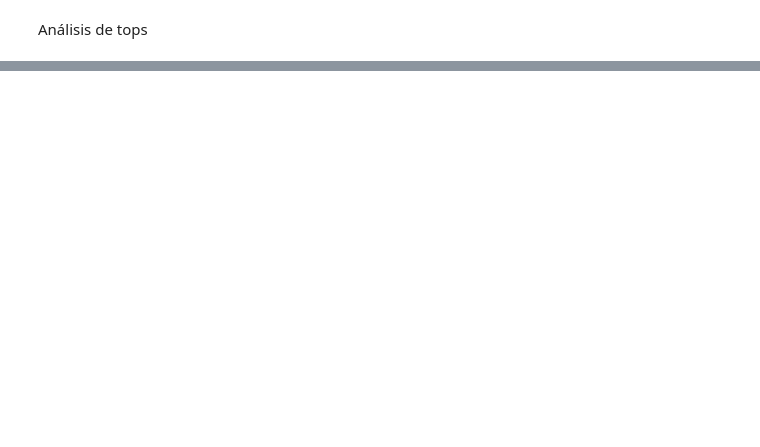
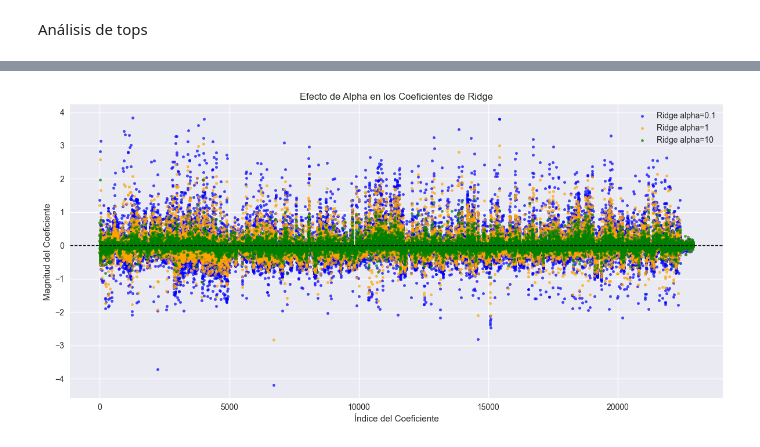
Before and after one commit to MariaClara091/jbook_mlproyect2, a Jupyter notebook: _sources/Prueba2now.ipynb, the cells around one changed output, grey strips where cells are left out. Drawn from its saved outputs; the diff is of its cells as text; code cells hidden in the pictures; blank space fills up the shorter version.

```diff
--- a/_sources/Prueba2now.ipynb
+++ b/_sources/Prueba2now.ipynb
@@ -666,0 +703,30 @@ plt.show()
+# %%
+alphas = [0.1, 1, 10]
+coef_dict = {}
+
+for alpha in alphas:
+    ridge = Pipeline(steps=[
+        ('preprocessor', preprocessor),
+        ('model', Ridge(alpha=alpha))
+    ])
+    ridge.fit(X_reg_train, y_reg_train)
+    # Guardamos coeficientes (el modelo final está en ridge.named_steps['model'])
+    coef_dict[alpha] = ridge.named_steps['model'].coef_
+
+plt.figure(figsize=(12,6))
+colors = {0.1: "blue", 1: "orange", 10: "green"}
+for alpha, coefs in coef_dict.items():
+    plt.scatter(range(len(coefs)), coefs,
+                s=10, alpha=0.7,
+                color=colors[alpha],
+                label=f'Ridge alpha={alpha}')
+
+plt.axhline(0, color='black', linewidth=1, linestyle='--')
+plt.xlabel("Índice del Coeficiente")
+plt.ylabel("Magnitud del Coeficiente")
+plt.title("Efecto de Alpha en los Coeficientes de Ridge")
+plt.legend()
+plt.tight_layout()
+plt.show()
+# %% [output]
+[figure, added]
```
Also changed, not shown: parts of 52 cells of this notebook, 15 other files.
